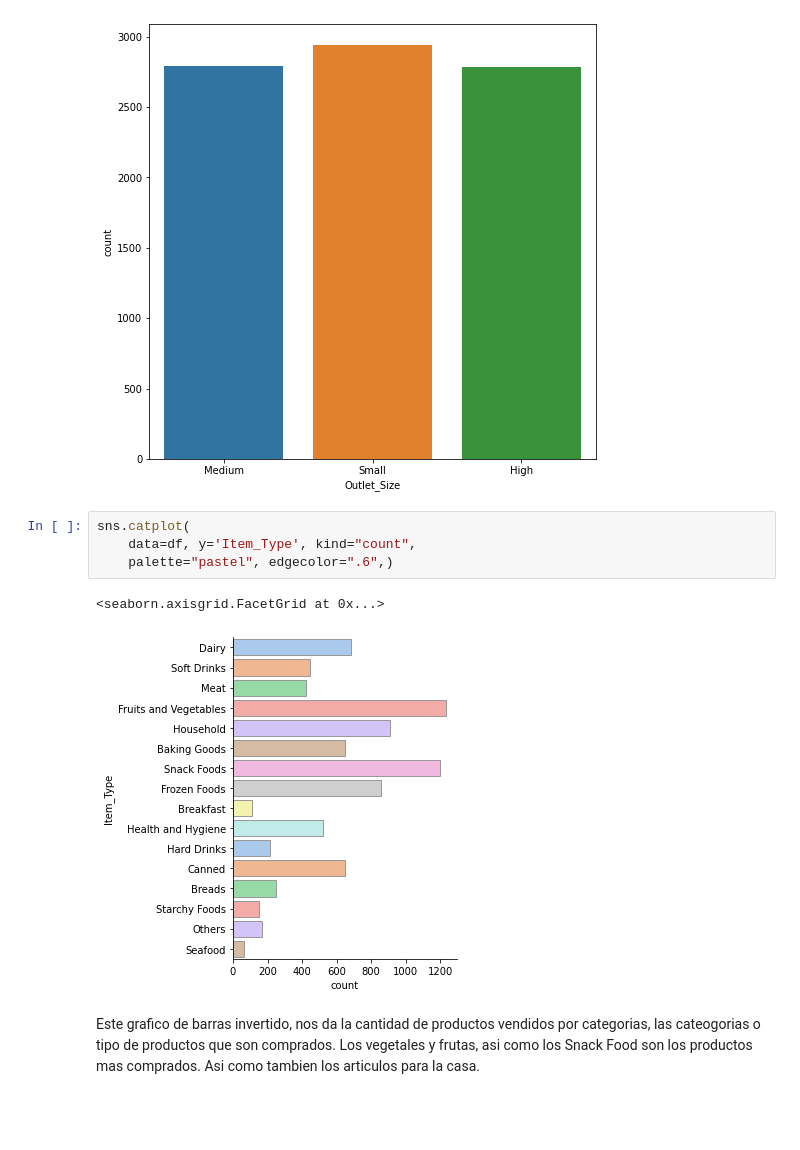
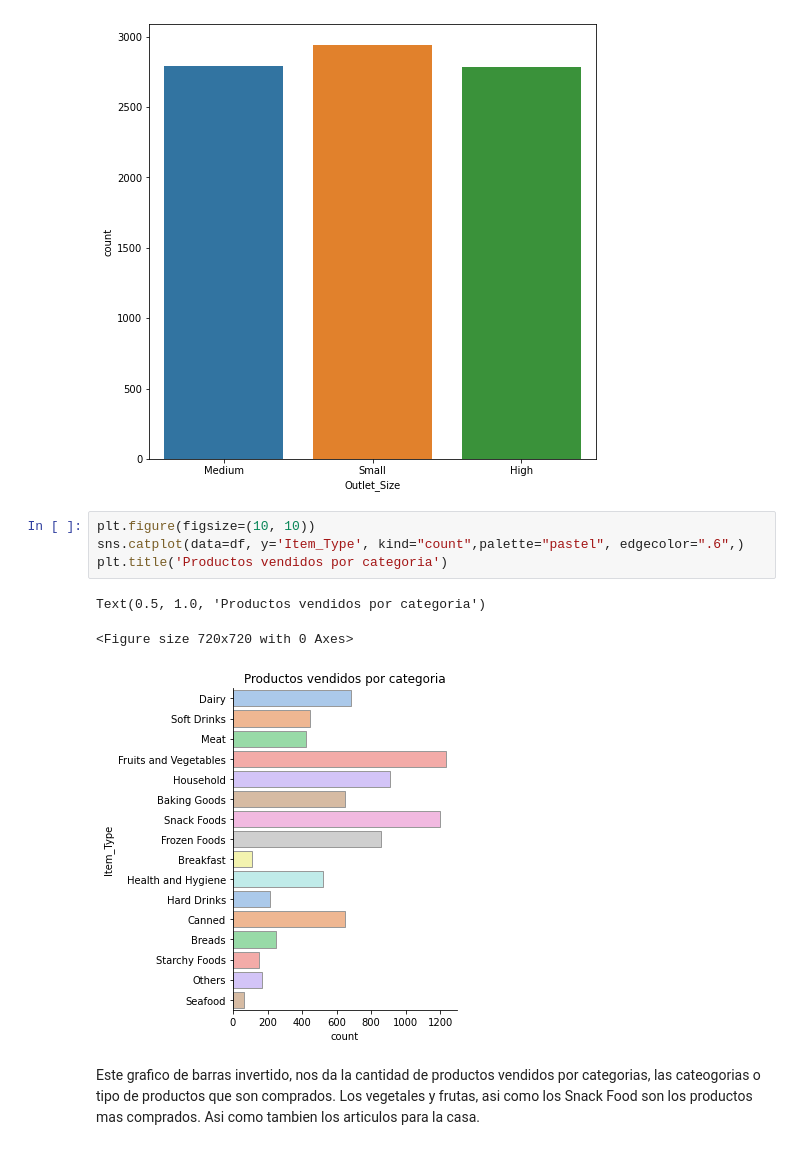
Before and after one commit to jhonnydss/sales-predictions, a Jupyter notebook: sales_predictions.ipynb, the cells around one changed output. Saved outputs shown, nothing was run; the diff lists cells and outputs as text; blank space fills up the shorter version.

```diff
--- a/sales_predictions.ipynb
+++ b/sales_predictions.ipynb
@@ -650,12 +656,13 @@ sns.countplot(x='Outlet_Size', data=df)
 <AxesSubplot:xlabel='Outlet_Size', ylabel='count'>
 [figure]
 # %%
-sns.catplot(
-    data=df, y='Item_Type', kind="count",
-    palette="pastel", edgecolor=".6",)
+plt.figure(figsize=(10, 10))
+sns.catplot(data=df, y='Item_Type', kind="count",palette="pastel", edgecolor=".6",)
+plt.title('Productos vendidos por categoria')
 # %% [output]
-<seaborn.axisgrid.FacetGrid at 0x...>
+Text(0.5, 1.0, 'Productos vendidos por categoria')
+<Figure size 720x720 with 0 Axes>
-[figure, old version]
+[figure, new version]
 # %% [markdown]
 Este grafico de barras invertido, nos da la cantidad de productos vendidos por categorias, las cateogorias o tipo de productos que son comprados. Los vegetales y frutas, asi como los Snack Food son los productos mas comprados. Asi como tambien los articulos para la casa.
 # %% [markdown]
```
Also changed, not shown: parts of 6 cells of this notebook.
